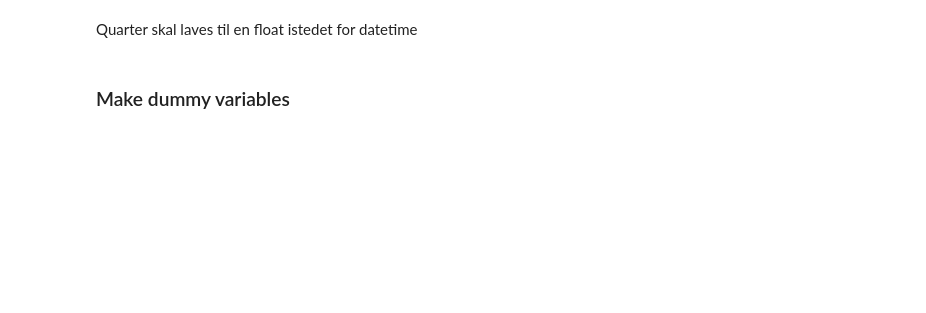
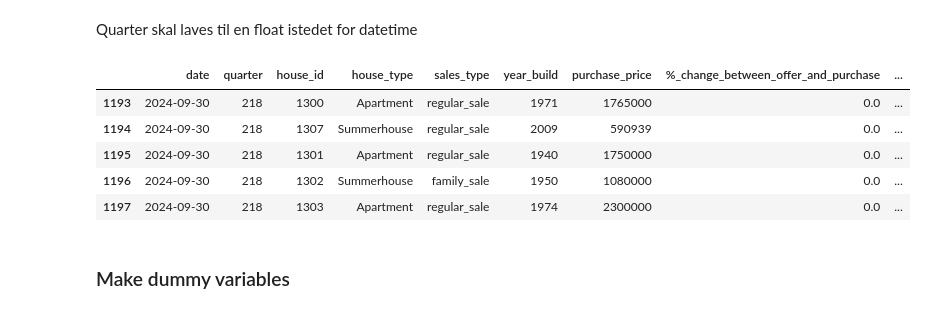
Before and after one commit to BPMRohde/AML, a Jupyter notebook: housing_price_test_model.ipynb, the cells around one changed output. Saved outputs shown, nothing was run; the diff lists cells and outputs as text; code cells hidden in the pictures; blank space fills up the shorter version.

```diff
--- a/housing_price_test_model.ipynb
+++ b/housing_price_test_model.ipynb
@@ -35,6 +35,17 @@ df.head()
 | 1197 | 2024-09-30 | 2024Q3 | 1303 | Apartment | regular_sale | 1974 | 2300000 | 0.0 | ... |
 # %% [markdown]
 Quarter skal laves til en float istedet for datetime
+# %%
+# Example: Convert a Period column to the number of days/months/years since a reference date
+df["quarter"] = df["quarter"].astype("int64")  # or .dt.to_timestamp().astype("int64")
+df.head()
+# %% [output]
+|  | date | quarter | house_id | house_type | sales_type | year_build | purchase_price | %_change_between_offer_and_purchase | ... |
+| 1193 | 2024-09-30 | 218 | 1300 | Apartment | regular_sale | 1971 | 1765000 | 0.0 | ... |
+| 1194 | 2024-09-30 | 218 | 1307 | Summerhouse | regular_sale | 2009 | 590939 | 0.0 | ... |
+| 1195 | 2024-09-30 | 218 | 1301 | Apartment | regular_sale | 1940 | 1750000 | 0.0 | ... |
+| 1196 | 2024-09-30 | 218 | 1302 | Summerhouse | family_sale | 1950 | 1080000 | 0.0 | ... |
+| 1197 | 2024-09-30 | 218 | 1303 | Apartment | regular_sale | 1974 | 2300000 | 0.0 | ... |
 # %% [markdown]
 ### Make dummy variables
 # %%
```
Also changed, not shown: parts of 3 cells of this notebook.
